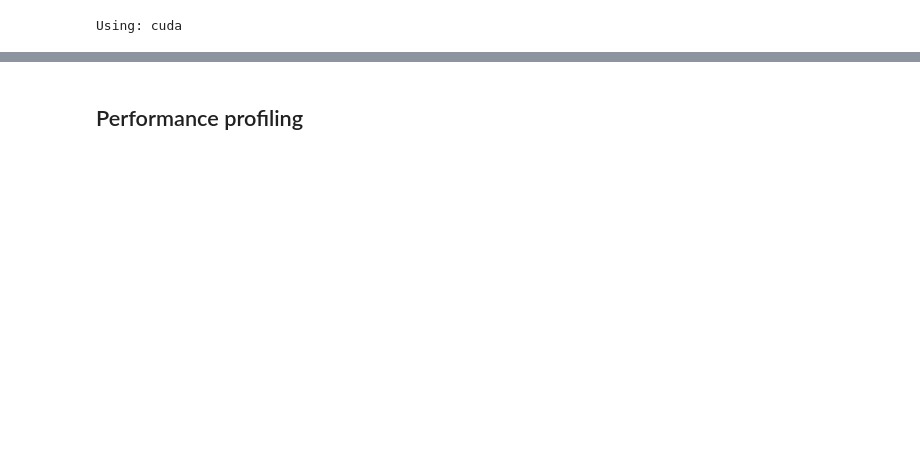
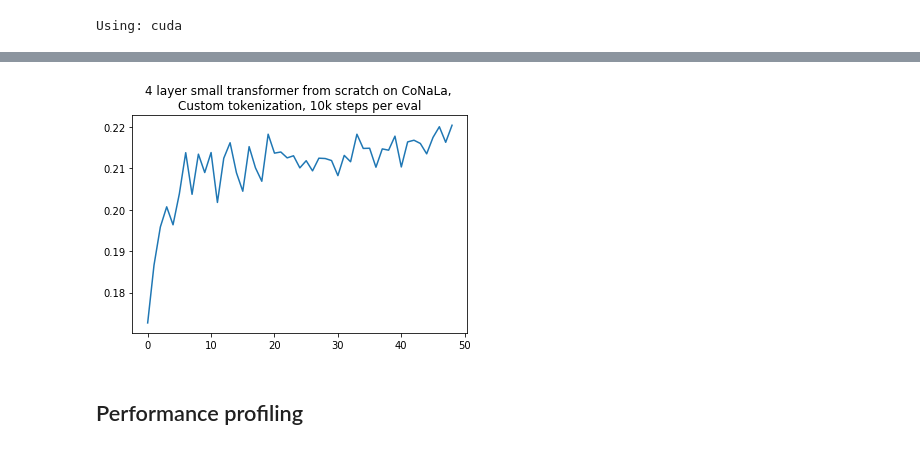
Before and after one commit to carlos-gemmell/Glasgow-NLP, a Jupyter notebook: notebooks/copy_generator_experiment.ipynb, the cells around one changed output, grey strips where cells are left out. Cells and saved outputs as stored; diff of their text form; code cells hidden in the pictures; blank space fills up the shorter version.

Commit message:
adding relevance model and refactoring checkpoint

```diff
--- a/notebooks/copy_generator_experiment.ipynb
+++ b/notebooks/copy_generator_experiment.ipynb
@@ -77,6 +47,8 @@ def data2dataset(data):
+# %%
+encode_fn = CustomEncode(vocab)
 # %%
-train_dataset = data2dataset(train_samples)
-test_dataset = data2dataset(test_samples)
+train_dataset = data2dataset_shared_vocab_with_OOVs(train_samples, encode_fn, vocab)
+test_dataset = data2dataset_shared_vocab_with_OOVs(test_samples, encode_fn, vocab)
 # %%
 batch_size = 32
 
@@ -192,6 +164,13 @@ def evaluate(iterator):
         out_fp.write("\n\n| EVALUATION | BLEU: {:5.2f} |\n".format(final_BLEU))
         print("| EVALUATION | BLEU: {:5.3f} |".format(final_BLEU))
     return (final_BLEU)
+# %%
+eval_fn = create_eval_fn(model,
+                         test_iterator,
+                         batch_to_output_autorregressive,
+                         vocab,
+                         out_file="small_transformer_Custom_tokenizer_CoNaLa.out",
+                         max_seq_len=100)
 # %%
 lr = 0.005 # learning rate
 optimizer = torch.optim.SGD(model.parameters(), lr=lr)
@@ -201,2 +182,2 @@ trainer = Model_Trainer(optimizer, scheduler)
 # %%
-scores = trainer.train(model,train_iterator,train_step,500000,test_iterator=test_iterator,eval_fn=evaluate, eval_interval=10000)
+scores = trainer.train(model,train_iterator,train_step,500000,eval_fn=eval_fn, eval_interval=10000)
@@ -222,3 +184,10 @@ Evaluating model
+# %%
+import matplotlib.pyplot as plt
+plt.plot(scores)
+plt.title("4 layer small transformer from scratch on CoNaLa, \nCustom tokenization, 10k steps per eval")
+plt.show()
+# %% [output]
+[figure, added]
 # %% [markdown]
 ## Performance profiling
 # %%
```
Also changed, not shown: parts of 24 cells of this notebook, 41 other files.
